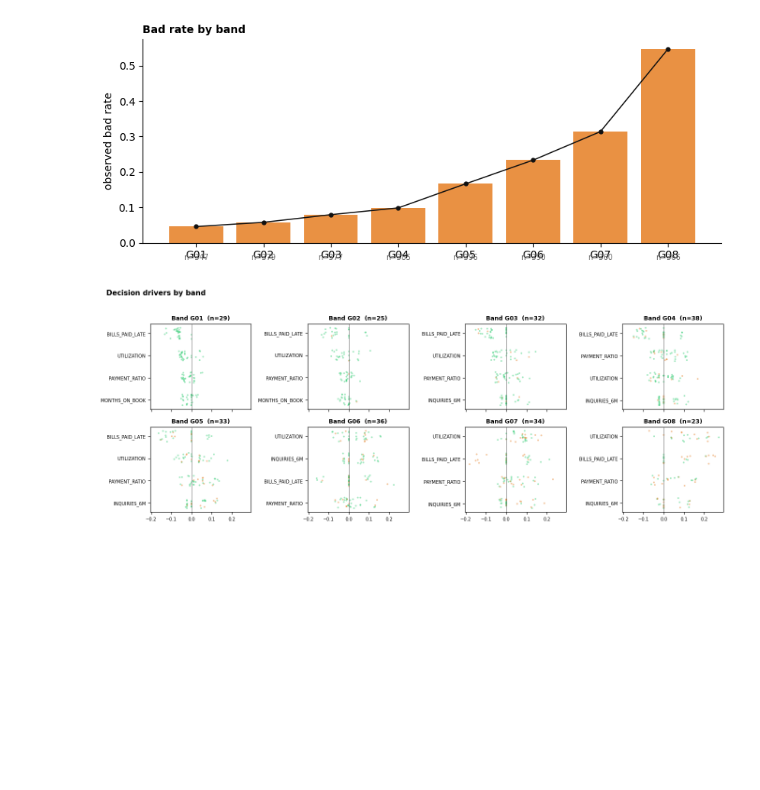
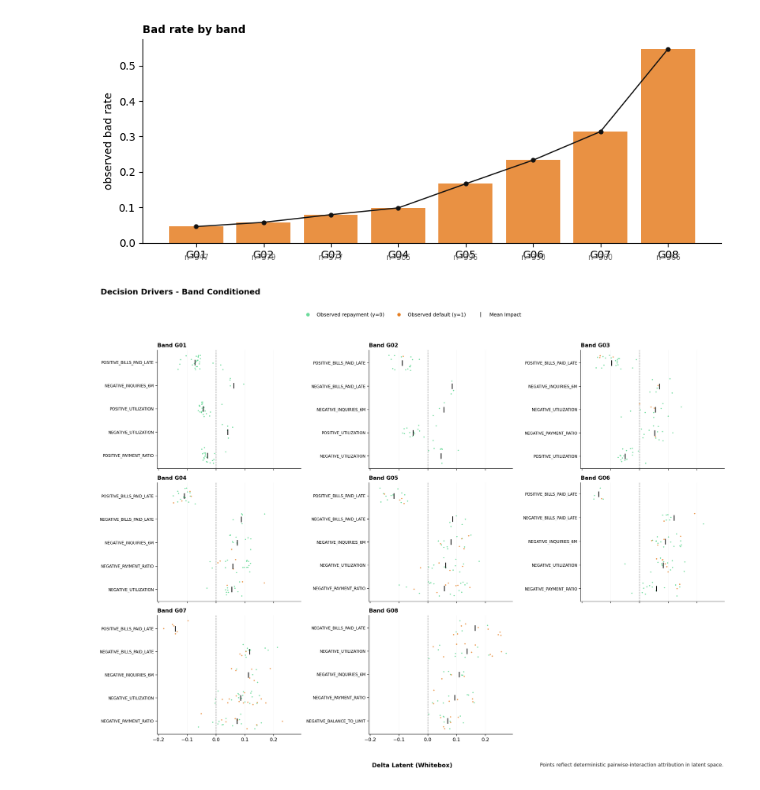
Before and after one commit to orgoca/CompileML, a Jupyter notebook: examples/03_governance.ipynb, the cells around one changed output. Saved outputs shown, nothing was run; the diff lists cells and outputs as text; code cells hidden in the pictures; blank space fills up the shorter version.

```diff
--- a/examples/03_governance.ipynb
+++ b/examples/03_governance.ipynb
@@ -182,7 +182,7 @@ plt.show()
 [figure]
 # %%
 sample = [decide(artifact, [float(v) for v in r], include_contributions=True) for r in X[:250]]
-fig, _ = band_drivers(sample, y=y[:250], top_k=4, cols=4)
+fig, _ = band_conditioned_decision_drivers(sample, y=y[:250], top_codes=5, cols=3)
 plt.show()
 # %% [output]
-[figure, old version]
+[figure, new version]
```
Also changed, not shown: parts of 1 cell of this notebook, 7 other files.
